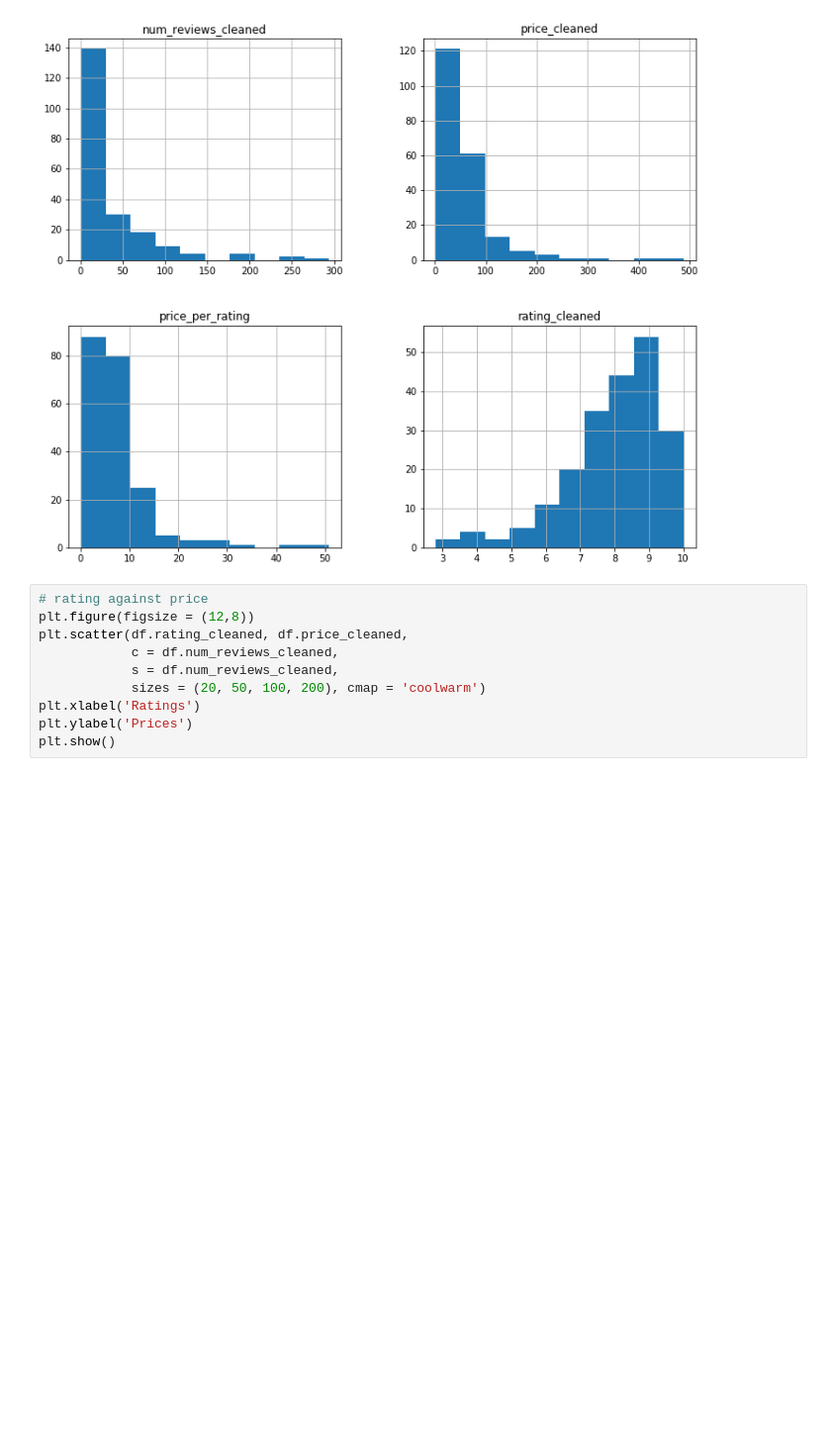
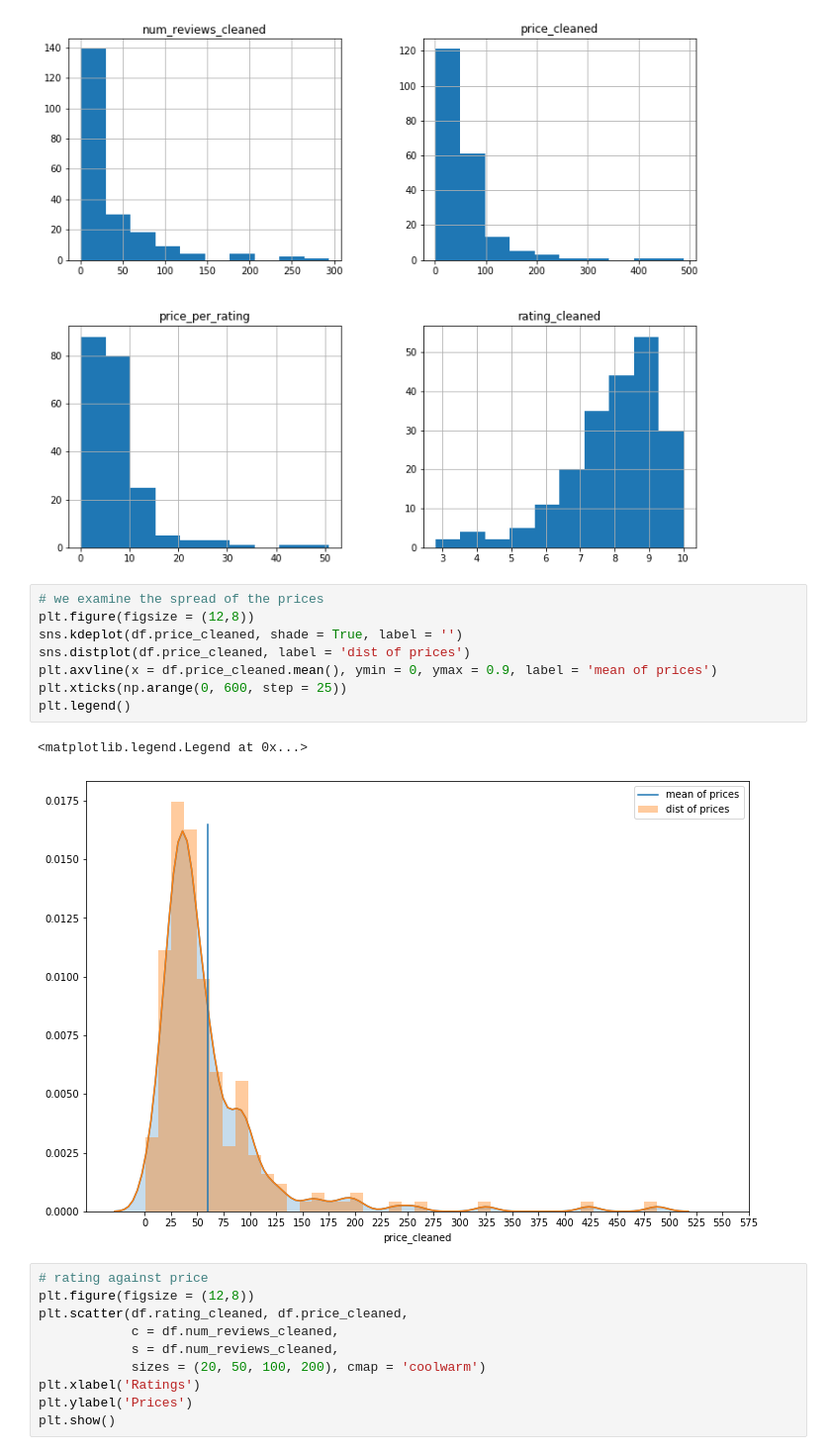
Before and after one commit to KelvinHwee/Machine-Learning, a Jupyter notebook: hotels(dot)com_webscraping_selenium.ipynb, the cells around one changed output. Shown at 99% size. Drawn from its saved outputs; the diff is of its cells as text; blank space fills up the shorter version.

```diff
--- a/hotels(dot)com_webscraping_selenium.ipynb
+++ b/hotels(dot)com_webscraping_selenium.ipynb
@@ -148,6 +148,17 @@ array([[<matplotlib.axes._subplots.AxesSubplot object at 0x...>,
         <matplotlib.axes._subplots.AxesSubplot object at 0x...>]],
       dtype=object)
 [figure]
+# %%
+# we examine the spread of the prices
+plt.figure(figsize = (12,8))
+sns.kdeplot(df.price_cleaned, shade = True, label = '')
+sns.distplot(df.price_cleaned, label = 'dist of prices')
+plt.axvline(x = df.price_cleaned.mean(), ymin = 0, ymax = 0.9, label = 'mean of prices')
+plt.xticks(np.arange(0, 600, step = 25))
+plt.legend()
+# %% [output]
+<matplotlib.legend.Legend at 0x...>
+[figure, added]
 # %%
 # rating against price
 plt.figure(figsize = (12,8))
```
Also changed, not shown: parts of 1 cell of this notebook.
